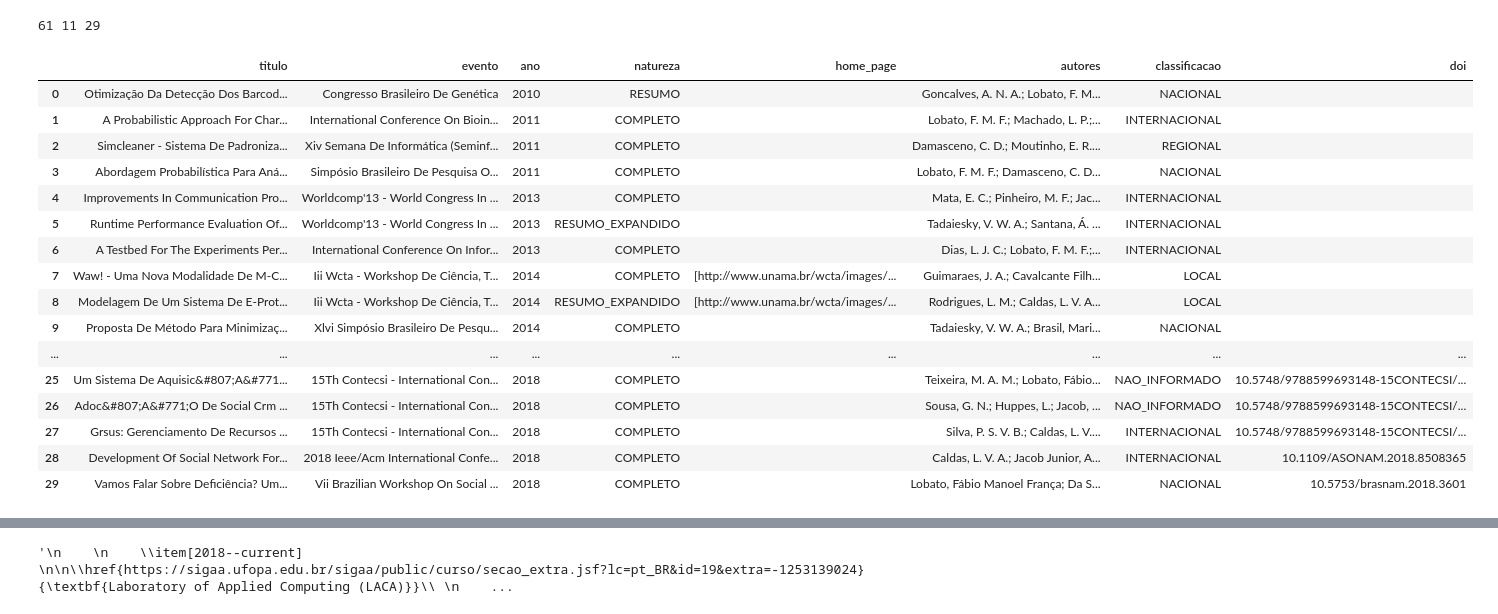
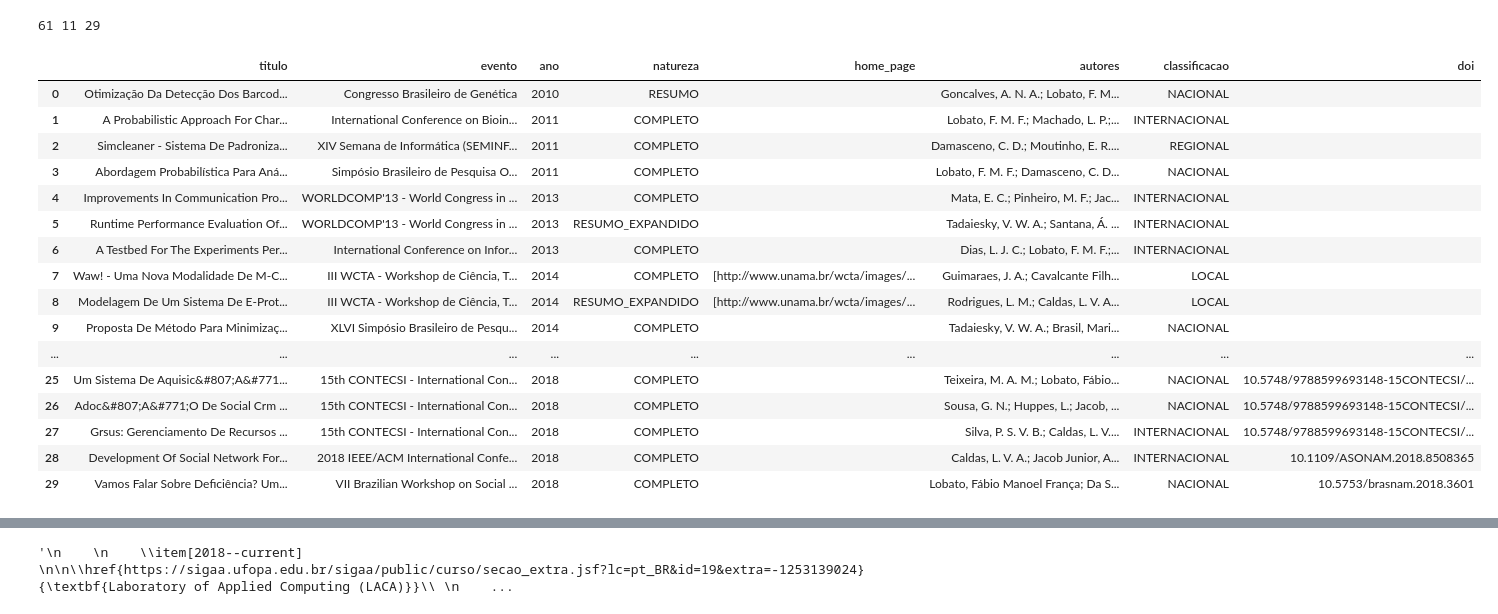
Before and after one commit to fabiolobato/lattes_to_cv_latex, a Jupyter notebook: conferencias_completo.ipynb, the cells around one changed output, grey strips where cells are left out. Cells and saved outputs as stored; diff of their text form; code cells hidden in the pictures.

Commit message:
Correção do bug do url inválido de livros e conferências

```diff
--- a/conferencias_completo.ipynb
+++ b/conferencias_completo.ipynb
@@ -6,7 +6,7 @@ from googletrans import Translator
 from googletrans import LANGUAGES
 # %%
 # Reading data from the xml file
-with open('cv3.xml', 'r', encoding='utf-8') as f:
+with open('cv4.xml', 'r', encoding='utf-8') as f:
     data = f.read()
 # %%
 translator = Translator()
@@ -50,7 +50,7 @@ for i in b_unique:
     home_page.append(a.get('HOME-PAGE-DO-TRABALHO'))
 
     classificacao.append(b.get("CLASSIFICACAO-DO-EVENTO"))
-    livro.append(b.get("NOME-DO-EVENTO").title())
+    livro.append(b.get("NOME-DO-EVENTO"))
 
 
 
@@ -60,49 +60,49 @@ for i in b_unique:
     n_autores = 0
     s_autores = ''
     for k in r:
         s_autores = s_autores+ k.get('NOME-PARA-CITACAO').title()+'; '
         n_autores = n_autores+1
         if('lobato' in k.get('NOME-PARA-CITACAO').lower()):
 
             if(n_autores ==1):
                 primeiro = primeiro+1
 
             if(n_autores == len(r)):
                 supervisor = supervisor+1
 
 
     autores.append(s_autores)
 print(total, primeiro, supervisor)
 df = pd.DataFrame()
 df['titulo'] = titulo
 df['evento'] = livro
 df['ano'] = ano
 df['natureza'] = natureza
 df['home_page'] = home_page
 
 df['autores'] = autores
 df['classificacao'] = classificacao
 df['doi'] = doi
 df.head(30)
 # %% [output]
 61 11 29
 |  | titulo | evento | ano | natureza | home_page | autores | classificacao | doi |
-| 0 | Otimização Da Detecção Dos Barcod... | Congresso Brasileiro De Genética | 2010 | RESUMO |  | Goncalves, A. N. A.; Lobato, F. M... | NACIONAL |  |
-| 1 | A Probabilistic Approach For Char... | International Conference On Bioin... | 2011 | COMPLETO |  | Lobato, F. M. F.; Machado, L. P.;... | INTERNACIONAL |  |
-| 2 | Simcleaner - Sistema De Padroniza... | Xiv Semana De Informática (Seminf... | 2011 | COMPLETO |  | Damasceno, C. D.; Moutinho, E. R.... | REGIONAL |  |
-| 3 | Abordagem Probabilística Para Aná... | Simpósio Brasileiro De Pesquisa O... | 2011 | COMPLETO |  | Lobato, F. M. F.; Damasceno, C. D... | NACIONAL |  |
-| 4 | Improvements In Communication Pro... | Worldcomp'13 - World Congress In ... | 2013 | COMPLETO |  | Mata, E. C.; Pinheiro, M. F.; Jac... | INTERNACIONAL |  |
-| 5 | Runtime Performance Evaluation Of... | Worldcomp'13 - World Congress In ... | 2013 | RESUMO_EXPANDIDO |  | Tadaiesky, V. W. A.; Santana, Á. ... | INTERNACIONAL |  |
-| 6 | A Testbed For The Experiments Per... | International Conference On Infor... | 2013 | COMPLETO |  | Dias, L. J. C.; Lobato, F. M. F.;... | INTERNACIONAL |  |
-| 7 | Waw! - Uma Nova Modalidade De M-C... | Iii Wcta - Workshop De Ciência, T... | 2014 | COMPLETO | [http://www.unama.br/wcta/images/... | Guimaraes, J. A.; Cavalcante Filh... | LOCAL |  |
-| 8 | Modelagem De Um Sistema De E-Prot... | Iii Wcta - Workshop De Ciência, T... | 2014 | RESUMO_EXPANDIDO | [http://www.unama.br/wcta/images/... | Rodrigues, L. M.; Caldas, L. V. A... | LOCAL |  |
-| 9 | Proposta De Método Para Minimizaç... | Xlvi Simpósio Brasileiro De Pesqu... | 2014 | COMPLETO |  | Tadaiesky, V. W. A.; Brasil, Mari... | NACIONAL |  |
+| 0 | Otimização Da Detecção Dos Barcod... | Congresso Brasileiro de Genética | 2010 | RESUMO |  | Goncalves, A. N. A.; Lobato, F. M... | NACIONAL |  |
+| 1 | A Probabilistic Approach For Char... | International Conference on Bioin... | 2011 | COMPLETO |  | Lobato, F. M. F.; Machado, L. P.;... | INTERNACIONAL |  |
+| 2 | Simcleaner - Sistema De Padroniza... | XIV Semana de Informática (SEMINF... | 2011 | COMPLETO |  | Damasceno, C. D.; Moutinho, E. R.... | REGIONAL |  |
+| 3 | Abordagem Probabilística Para Aná... | Simpósio Brasileiro de Pesquisa O... | 2011 | COMPLETO |  | Lobato, F. M. F.; Damasceno, C. D... | NACIONAL |  |
+| 4 | Improvements In Communication Pro... | WORLDCOMP'13 - World Congress in ... | 2013 | COMPLETO |  | Mata, E. C.; Pinheiro, M. F.; Jac... | INTERNACIONAL |  |
+| 5 | Runtime Performance Evaluation Of... | WORLDCOMP'13 - World Congress in ... | 2013 | RESUMO_EXPANDIDO |  | Tadaiesky, V. W. A.; Santana, Á. ... | INTERNACIONAL |  |
+| 6 | A Testbed For The Experiments Per... | International Conference on Infor... | 2013 | COMPLETO |  | Dias, L. J. C.; Lobato, F. M. F.;... | INTERNACIONAL |  |
+| 7 | Waw! - Uma Nova Modalidade De M-C... | III WCTA - Workshop de Ciência, T... | 2014 | COMPLETO | [http://www.unama.br/wcta/images/... | Guimaraes, J. A.; Cavalcante Filh... | LOCAL |  |
+| 8 | Modelagem De Um Sistema De E-Prot... | III WCTA - Workshop de Ciência, T... | 2014 | RESUMO_EXPANDIDO | [http://www.unama.br/wcta/images/... | Rodrigues, L. M.; Caldas, L. V. A... | LOCAL |  |
+| 9 | Proposta De Método Para Minimizaç... | XLVI Simpósio Brasileiro de Pesqu... | 2014 | COMPLETO |  | Tadaiesky, V. W. A.; Brasil, Mari... | NACIONAL |  |
 | ... | ... | ... | ... | ... | ... | ... | ... | ... |
-| 25 | Um Sistema De Aquisic&#807;A&#771... | 15Th Contecsi - International Con... | 2018 | COMPLETO |  | Teixeira, M. A. M.; Lobato, Fábio... | NAO_INFORMADO | 10.5748/9788599693148-15CONTECSI/... |
-| 26 | Adoc&#807;A&#771;O De Social Crm ... | 15Th Contecsi - International Con... | 2018 | COMPLETO |  | Sousa, G. N.; Huppes, L.; Jacob, ... | NAO_INFORMADO | 10.5748/9788599693148-15CONTECSI/... |
-| 27 | Grsus: Gerenciamento De Recursos ... | 15Th Contecsi - International Con... | 2018 | COMPLETO |  | Silva, P. S. V. B.; Caldas, L. V.... | INTERNACIONAL | 10.5748/9788599693148-15CONTECSI/... |
-| 28 | Development Of Social Network For... | 2018 Ieee/Acm International Confe... | 2018 | COMPLETO |  | Caldas, L. V. A.; Jacob Junior, A... | INTERNACIONAL | 10.1109/ASONAM.2018.8508365 |
-| 29 | Vamos Falar Sobre Deficiência? Um... | Vii Brazilian Workshop On Social ... | 2018 | COMPLETO |  | Lobato, Fábio Manoel França; Da S... | NACIONAL | 10.5753/brasnam.2018.3601 |
+| 25 | Um Sistema De Aquisic&#807;A&#771... | 15th CONTECSI - International Con... | 2018 | COMPLETO |  | Teixeira, M. A. M.; Lobato, Fábio... | NACIONAL | 10.5748/9788599693148-15CONTECSI/... |
+| 26 | Adoc&#807;A&#771;O De Social Crm ... | 15th CONTECSI - International Con... | 2018 | COMPLETO |  | Sousa, G. N.; Huppes, L.; Jacob, ... | NACIONAL | 10.5748/9788599693148-15CONTECSI/... |
+| 27 | Grsus: Gerenciamento De Recursos ... | 15th CONTECSI - International Con... | 2018 | COMPLETO |  | Silva, P. S. V. B.; Caldas, L. V.... | INTERNACIONAL | 10.5748/9788599693148-15CONTECSI/... |
+| 28 | Development Of Social Network For... | 2018 IEEE/ACM International Confe... | 2018 | COMPLETO |  | Caldas, L. V. A.; Jacob Junior, A... | INTERNACIONAL | 10.1109/ASONAM.2018.8508365 |
+| 29 | Vamos Falar Sobre Deficiência? Um... | VII Brazilian Workshop on Social ... | 2018 | COMPLETO |  | Lobato, Fábio Manoel França; Da S... | NACIONAL | 10.5753/brasnam.2018.3601 |
 # %%
 df.loc[df['classificacao']=='NAO_INFORMADO'].head(10)
 # %% [output]
```
Also changed, not shown: parts of 7 cells of this notebook, 2 other files.
